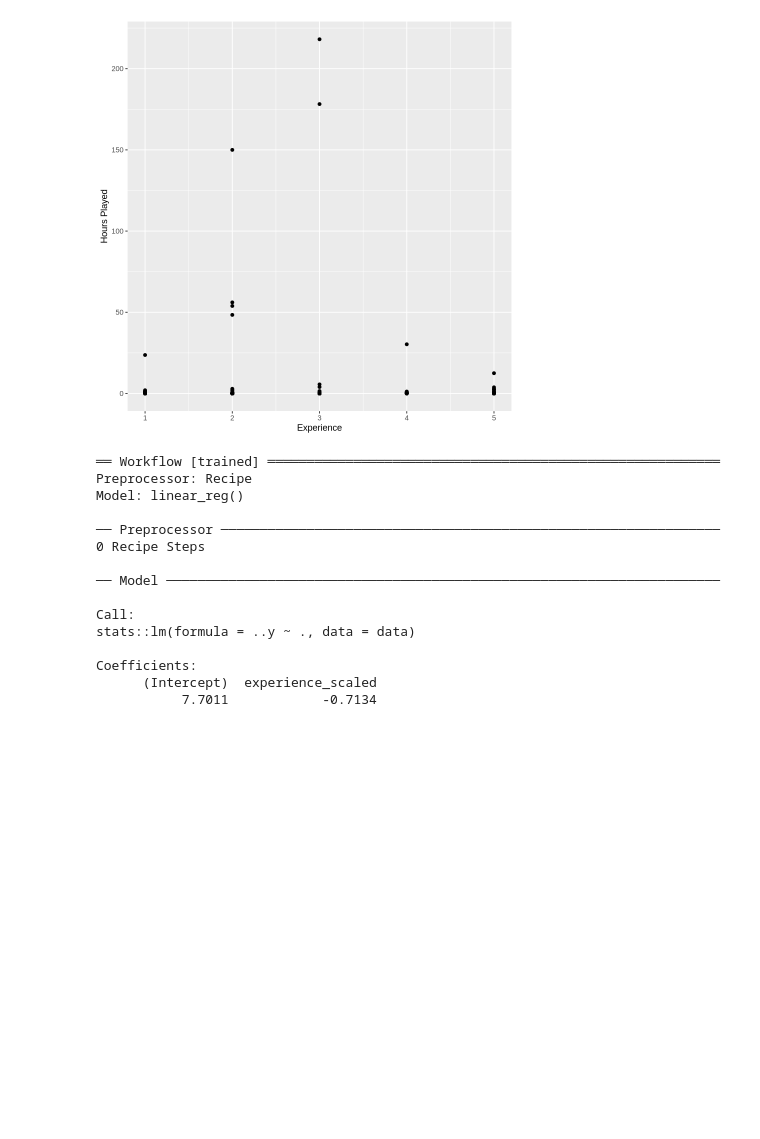
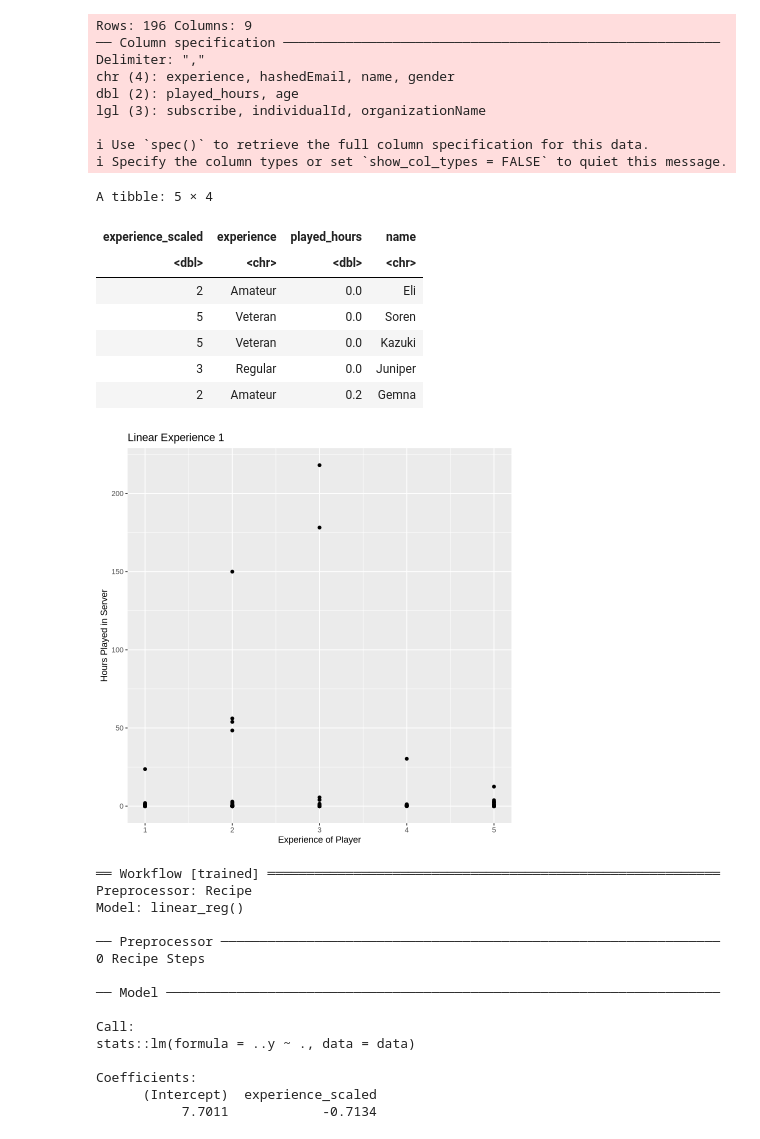
Before and after one commit to dzhen2023/dsci-100-2024w1-group-009-12, a Jupyter notebook: linear_experience.ipynb, the cells around one changed output. Drawn from its saved outputs; the diff is of its cells as text; code cells hidden in the pictures; blank space fills up the shorter version.

```diff
--- a/linear_experience.ipynb
+++ b/linear_experience.ipynb
@@ -99,13 +6,62 @@ A tibble: 20 × 10
+# %%
+url <- "https://raw.githubusercontent.com/dzhen2023/dsci-100-2024w1-group-009-12/refs/heads/main/players.csv"
+download.file(url, "players.csv")
+
+player_data <- read_csv("players.csv")
+
+
+player_data <- player_data |>
+select(experience, played_hours, name)
+
+experience_data <- player_data |>
+    mutate(experience_scaled = case_when(
+        experience == "Veteran" ~ 5,
+        experience == "Pro" ~ 4,
+        experience == "Regular" ~ 3,
+        experience == "Amateur" ~ 2,
+        experience == "Beginner" ~ 1,
+        TRUE ~ NA_real_)) |>
+    # filter(played_hours != "0") |>
+    select(experience_scaled, everything())
+
+
+set.seed(411)
+
+player_split <- initial_split(experience_data, prop = 0.75)
+player_training <- training(player_split)
+player_testing <- testing(player_split)
+
+
+
+head(player_training, n = 10)
+# %% [output]
+Rows: 196 Columns: 9
+── Column specification ────────────────────────────────────────────────────────
+Delimiter: ","
+chr (4): experience, hashedEmail, name, gender
+dbl (2): played_hours, age
+lgl (3): subscribe, individualId, organizationName
+
+ℹ Use `spec()` to retrieve the full column specification for this data.
+ℹ Specify the column types or set `show_col_types = FALSE` to quiet this message.
+A tibble: 5 × 4
+| experience_scaled | experience | played_hours | name |
+| <dbl> | <chr> | <dbl> | <chr> |
+| 2 | Amateur | 0.0 | Eli |
+| 5 | Veteran | 0.0 | Soren |
+| 5 | Veteran | 0.0 | Kazuki |
+| 3 | Regular | 0.0 | Juniper |
+| 2 | Amateur | 0.2 | Gemna |
 # %%
 set.seed(411)
 
 plotting <- ggplot(player_training, aes(x = experience_scaled, y = played_hours)) +
     geom_point() +
-    labs(x = "Experience", y = "Hours Played")
+    labs(x = "Experience of Player", y = "Hours Played in Server", title = "Linear Experience 1")
 
-plotting #not really a linear scale. don't think this is the way to go
+plotting
 # %% [output]
-[figure, old version]
+[figure, new version]
 # %%
 set.seed(411)
 
```
Also changed, not shown: parts of 8 cells of this notebook.
